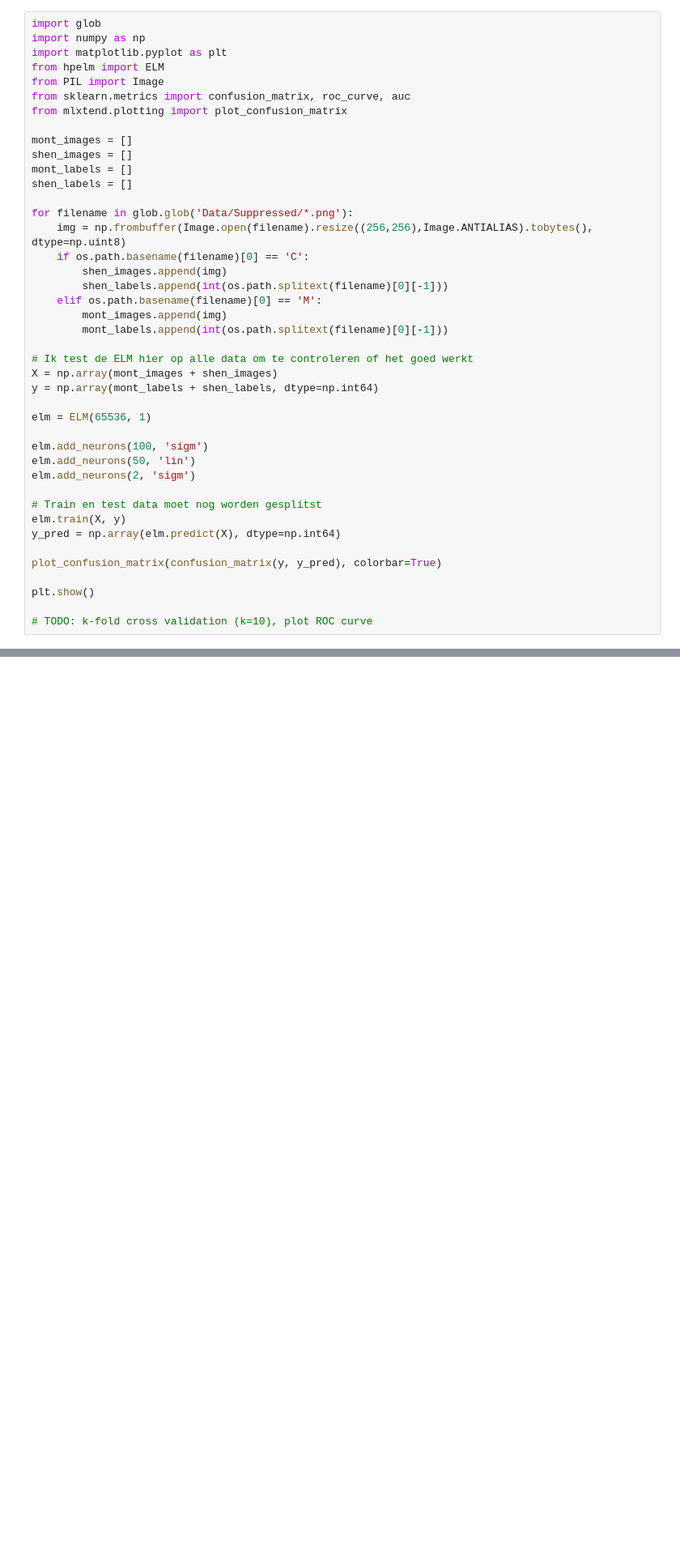
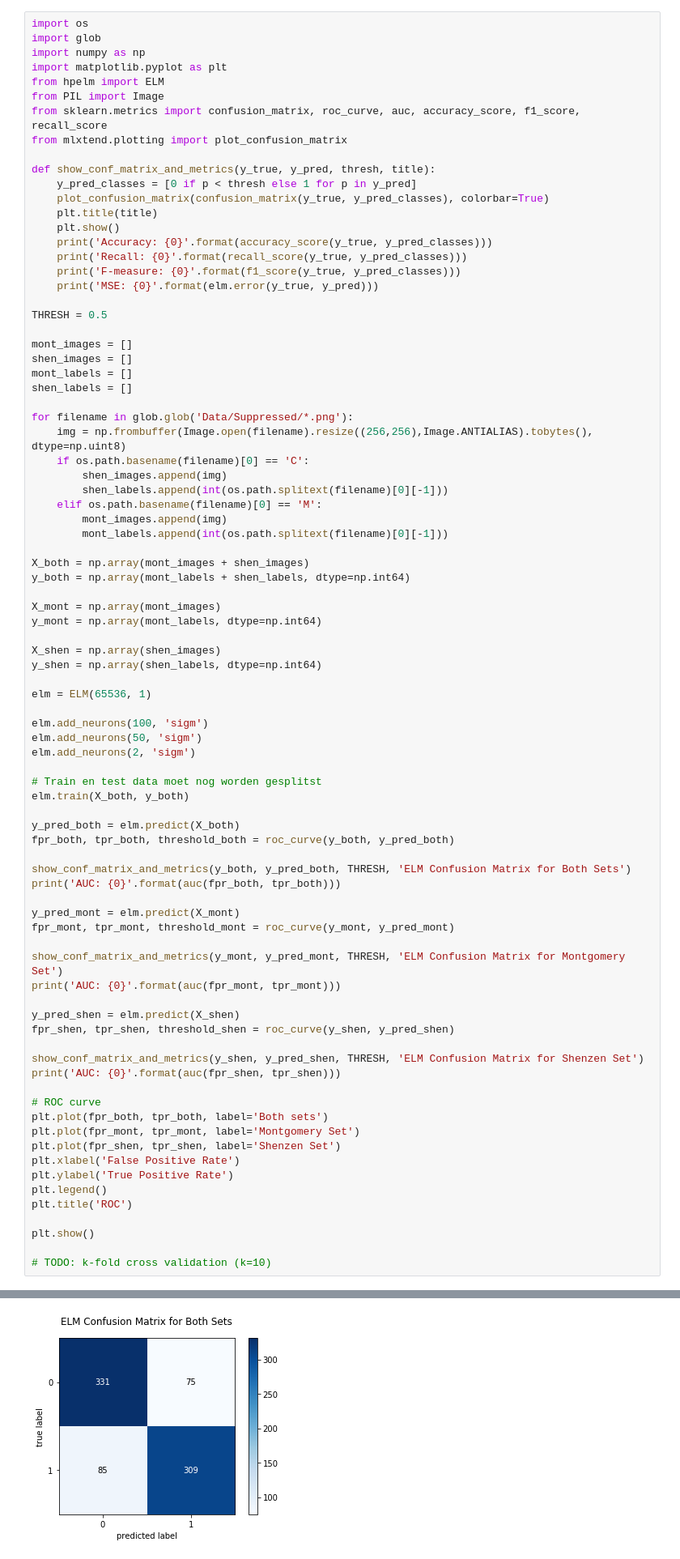
Before and after one commit to JonathanFeenstra/tuberculosis-elm-classifier, a Jupyter notebook: tuberculosis_classifier.ipynb, the cells around one changed output, grey strips where cells are left out. Shown at 81% size. Cells and saved outputs as stored; diff of their text form; blank space fills up the shorter version.

Commit message:
ELM evaluated (without splitting train test data)

```diff
--- a/tuberculosis_classifier.ipynb
+++ b/tuberculosis_classifier.ipynb
@@ -416,13 +411,26 @@ Train and test a binary ELM classifier using the extension for scikit-learn. Eva
 
 Useful article: [https://ieeexplore.ieee.org/document/7140733](https://ieeexplore.ieee.org/document/7140733)
 # %%
+import os
 import glob
 import numpy as np
 import matplotlib.pyplot as plt
 from hpelm import ELM
 from PIL import Image
-from sklearn.metrics import confusion_matrix, roc_curve, auc
+from sklearn.metrics import confusion_matrix, roc_curve, auc, accuracy_score, f1_score, recall_score
 from mlxtend.plotting import plot_confusion_matrix
+
+def show_conf_matrix_and_metrics(y_true, y_pred, thresh, title):
+    y_pred_classes = [0 if p < thresh else 1 for p in y_pred]
+    plot_confusion_matrix(confusion_matrix(y_true, y_pred_classes), colorbar=True)
+    plt.title(title)
+    plt.show()
+    print('Accuracy: {0}'.format(accuracy_score(y_true, y_pred_classes)))
+    print('Recall: {0}'.format(recall_score(y_true, y_pred_classes)))
+    print('F-measure: {0}'.format(f1_score(y_true, y_pred_classes)))
+    print('MSE: {0}'.format(elm.error(y_true, y_pred)))
+
+THRESH = 0.5
 
 mont_images = []
 shen_images = []
@@ -438,23 +446,52 @@ for filename in glob.glob('Data/Suppressed/*.png'):
         mont_images.append(img)
         mont_labels.append(int(os.path.splitext(filename)[0][-1]))
 
-# Ik test de ELM hier op alle data om te controleren of het goed werkt
-X = np.array(mont_images + shen_images)
-y = np.array(mont_labels + shen_labels, dtype=np.int64)
+X_both = np.array(mont_images + shen_images)
+y_both = np.array(mont_labels + shen_labels, dtype=np.int64)
+
+X_mont = np.array(mont_images)
+y_mont = np.array(mont_labels, dtype=np.int64)
+
+X_shen = np.array(shen_images)
+y_shen = np.array(shen_labels, dtype=np.int64)
 
 elm = ELM(65536, 1)
 
 elm.add_neurons(100, 'sigm')
-elm.add_neurons(50, 'lin')
+elm.add_neurons(50, 'sigm')
 elm.add_neurons(2, 'sigm')
 
 # Train en test data moet nog worden gesplitst
-elm.train(X, y)
-y_pred = np.array(elm.predict(X), dtype=np.int64)
+elm.train(X_both, y_both)
 
-plot_confusion_matrix(confusion_matrix(y, y_pred), colorbar=True)
+y_pred_both = elm.predict(X_both)
+fpr_both, tpr_both, threshold_both = roc_curve(y_both, y_pred_both)
+
+show_conf_matrix_and_metrics(y_both, y_pred_both, THRESH, 'ELM Confusion Matrix for Both Sets')
+print('AUC: {0}'.format(auc(fpr_both, tpr_both)))
+
+y_pred_mont = elm.predict(X_mont)
+fpr_mont, tpr_mont, threshold_mont = roc_curve(y_mont, y_pred_mont)
+
+show_conf_matrix_and_metrics(y_mont, y_pred_mont, THRESH, 'ELM Confusion Matrix for Montgomery Set')
+print('AUC: {0}'.format(auc(fpr_mont, tpr_mont)))
+
+y_pred_shen = elm.predict(X_shen)
+fpr_shen, tpr_shen, threshold_shen = roc_curve(y_shen, y_pred_shen)
+
+show_conf_matrix_and_metrics(y_shen, y_pred_shen, THRESH, 'ELM Confusion Matrix for Shenzen Set')
+print('AUC: {0}'.format(auc(fpr_shen, tpr_shen)))
+
+# ROC curve
+plt.plot(fpr_both, tpr_both, label='Both sets')
+plt.plot(fpr_mont, tpr_mont, label='Montgomery Set')
+plt.plot(fpr_shen, tpr_shen, label='Shenzen Set')
+plt.xlabel('False Positive Rate')
+plt.ylabel('True Positive Rate')
+plt.legend()
+plt.title('ROC')
 
 plt.show()
 
-# TODO: k-fold cross validation (k=10), plot ROC curve
+# TODO: k-fold cross validation (k=10)
 # %% [output]
@@ -464,0 +502 @@ To use the future default and silence this warning we advise to pass `rcond=None
+[figure, new version]
```
Also changed, not shown: parts of 12 cells of this notebook.
